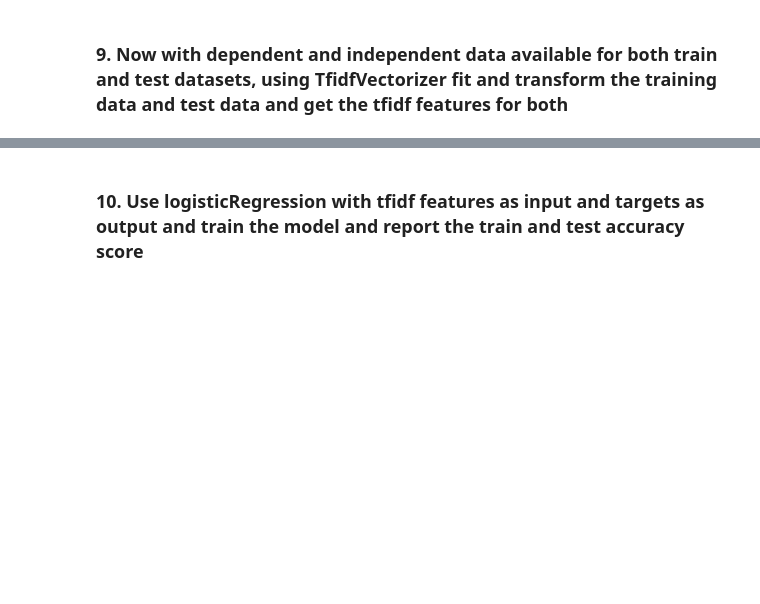
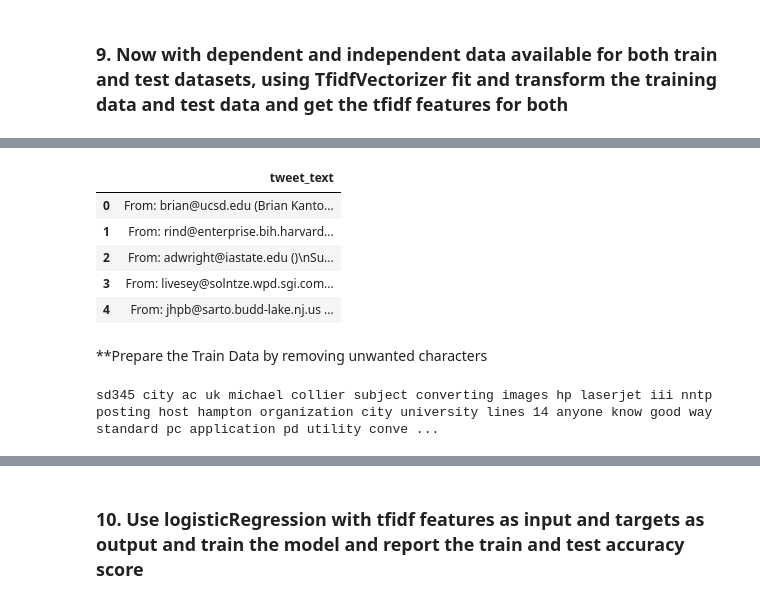
Before and after one commit to GreatLearningAIML1/pgp-aiml-pune-octbatch18-rohitesawant, a Jupyter notebook: R8_External_Lab_Questions_CIFAR10_Transfer_Learning_TFIDF_Text_Classification.ipynb, the cells around one changed output, grey strips where cells are left out. Cells and saved outputs as stored; diff of their text form; code cells hidden in the pictures; blank space fills up the shorter version.

```diff
--- a/R8_External_Lab_Questions_CIFAR10_Transfer_Learning_TFIDF_Text_Classification.ipynb
+++ b/R8_External_Lab_Questions_CIFAR10_Transfer_Learning_TFIDF_Text_Classification.ipynb
@@ -197,0 +277,11 @@ twenty_train.data[0:5]
+# %%
+tweets_test_df.head()
+# %% [output]
+|  | tweet_text |
+| 0 | From: brian@ucsd.edu (Brian Kanto... |
+| 1 | From: rind@enterprise.bih.harvard... |
+| 2 | From: adwright@iastate.edu ()\nSu... |
+| 3 | From: livesey@solntze.wpd.sgi.com... |
+| 4 | From: jhpb@sarto.budd-lake.nj.us ... |
+# %% [markdown]
+**Prepare the Train Data by removing unwanted characters
@@ -197,0 +299,4 @@ twenty_train.data[0:5]
+# %%
+print(tweets_train_df["tweet_text"].iloc[0])
+# %% [output]
+sd345 city ac uk michael collier subject converting images hp laserjet iii nntp posting host hampton organization city university lines 14 anyone know good way standard pc application pd utility conve ...
```
Also changed, not shown: parts of 30 cells of this notebook.
